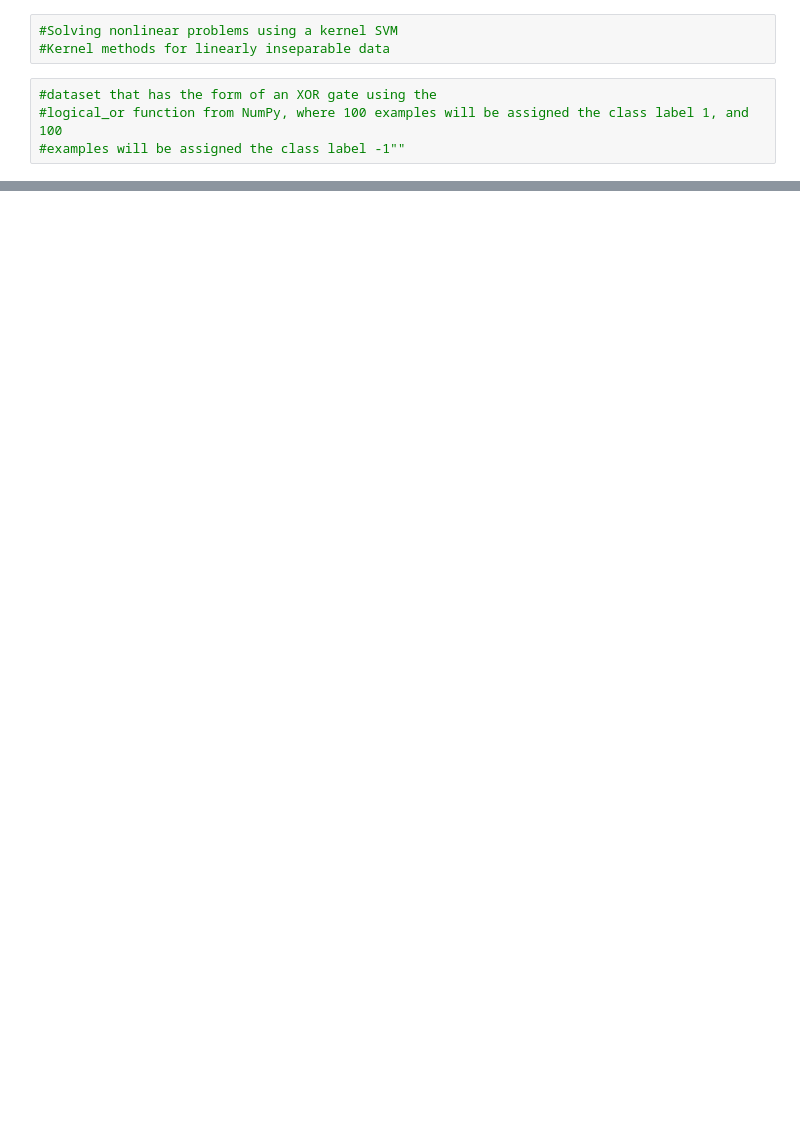
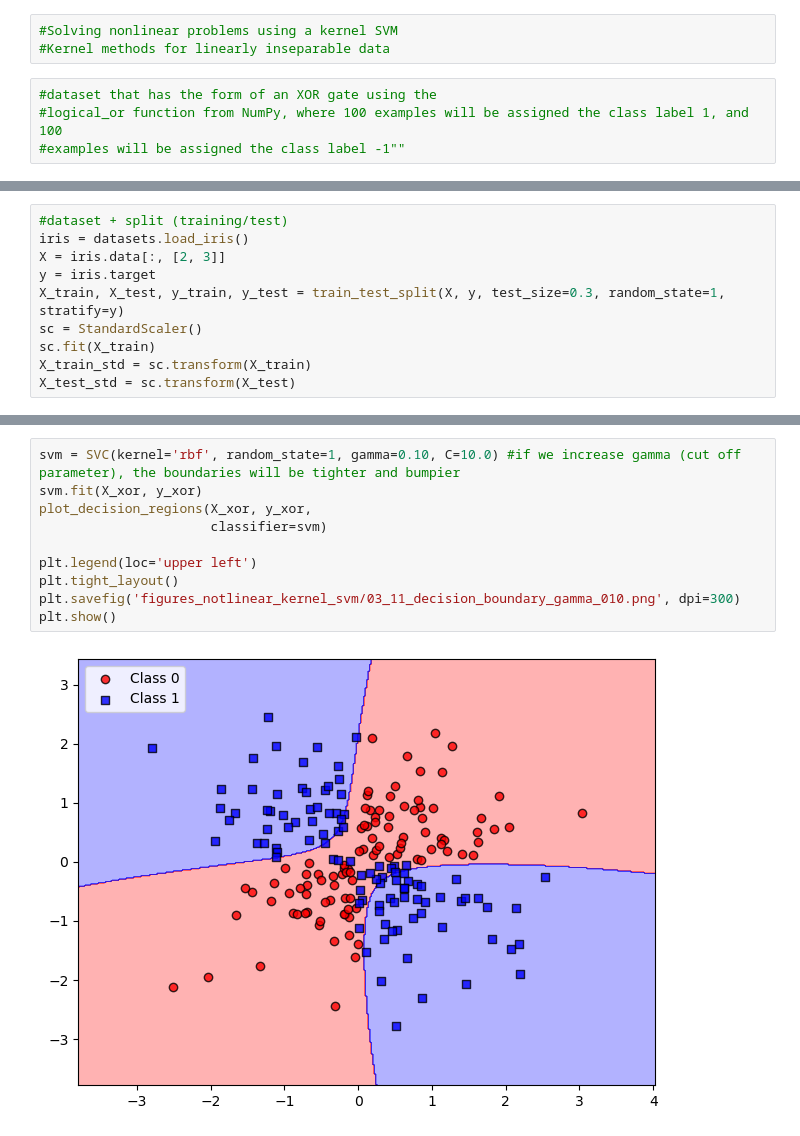
Before and after one commit to dusarp/Python-learning, a Jupyter notebook: machine learning/Raschka_ML_PyTorch_Scikit_learn/ch3/ch03_notlinear_kernel_svm.ipynb, the cells around one changed output, grey strips where cells are left out. Saved outputs shown, nothing was run; the diff lists cells and outputs as text; blank space fills up the shorter version.

Commit message:
ch03+ notlinear svm, trees start

```diff
--- a/machine learning/Raschka_ML_PyTorch_Scikit_learn/ch3/ch03_notlinear_kernel_svm.ipynb
+++ b/machine learning/Raschka_ML_PyTorch_Scikit_learn/ch3/ch03_notlinear_kernel_svm.ipynb
@@ -7,0 +15,10 @@
+# %%
+#dataset + split (training/test)
+iris = datasets.load_iris()
+X = iris.data[:, [2, 3]]
+y = iris.target
+X_train, X_test, y_train, y_test = train_test_split(X, y, test_size=0.3, random_state=1, stratify=y)
+sc = StandardScaler()
+sc.fit(X_train)
+X_train_std = sc.transform(X_train)
+X_test_std = sc.transform(X_test)
@@ -37,3 +108,15 @@ plt.savefig('figures_notlinear_kernel_svm/03_12_xor_set.png', dpi=300)
 plt.show()
 # %% [output]
 [figure]
+# %%
+svm = SVC(kernel='rbf', random_state=1, gamma=0.10, C=10.0) #if we increase gamma (cut off parameter), the boundaries will be tighter and bumpier
+svm.fit(X_xor, y_xor)
+plot_decision_regions(X_xor, y_xor,
+                      classifier=svm)
+
+plt.legend(loc='upper left')
+plt.tight_layout()
+plt.savefig('figures_notlinear_kernel_svm/03_11_decision_boundary_gamma_010.png', dpi=300)
+plt.show()
+# %% [output]
+[figure, added]
```
Also changed, not shown: parts of 8 cells of this notebook, 5 other files.
